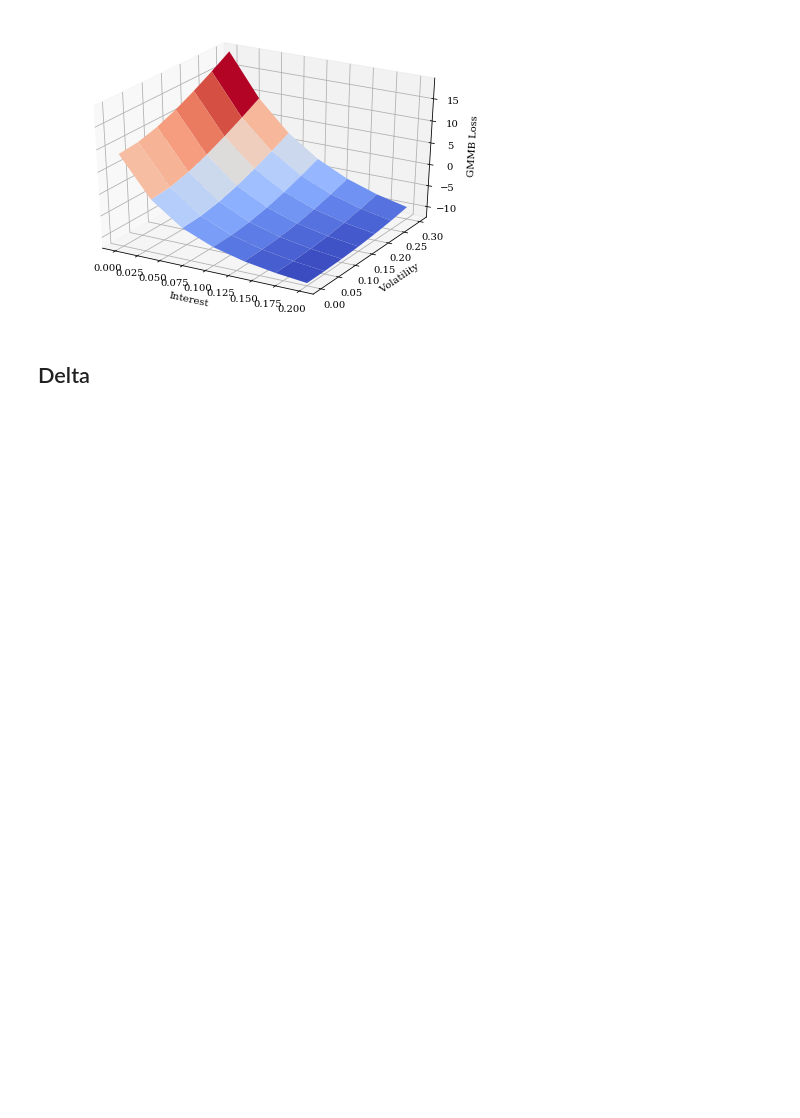
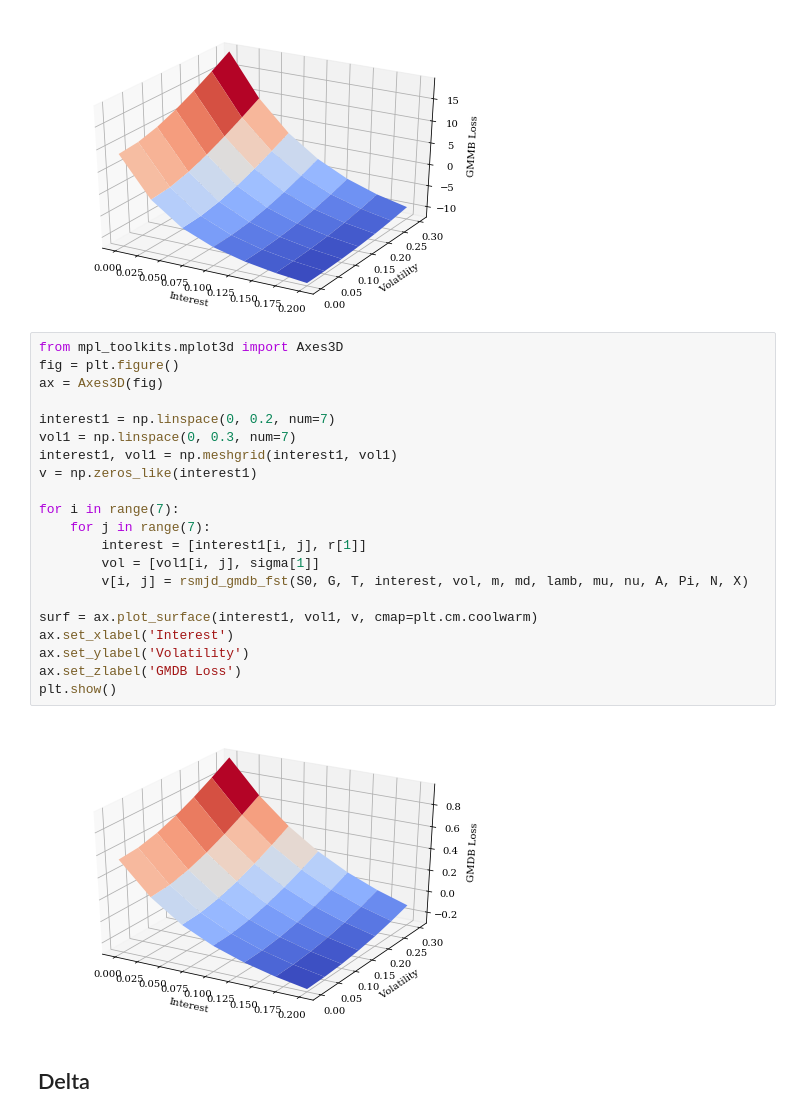
Before and after one commit to hwlcry/European-Option, a Jupyter notebook: GMMBRSMJD.ipynb, the cells around one changed output. Cells and saved outputs as stored; diff of their text form; blank space fills up the shorter version.

```diff
--- a/GMMBRSMJD.ipynb
+++ b/GMMBRSMJD.ipynb
@@ -506,6 +680,29 @@ GMDB_FST = 2.6751484372756389
 # plt.show()
 # %% [output]
 [figure]
+# %%
+from mpl_toolkits.mplot3d import Axes3D
+fig = plt.figure()
+ax = Axes3D(fig)
+
+interest1 = np.linspace(0, 0.2, num=7)
+vol1 = np.linspace(0, 0.3, num=7)
+interest1, vol1 = np.meshgrid(interest1, vol1)
+v = np.zeros_like(interest1)
+
+for i in range(7):
+    for j in range(7):
+        interest = [interest1[i, j], r[1]]
+        vol = [vol1[i, j], sigma[1]]
+        v[i, j] = rsmjd_gmdb_fst(S0, G, T, interest, vol, m, md, lamb, mu, nu, A, Pi, N, X)
+
+surf = ax.plot_surface(interest1, vol1, v, cmap=plt.cm.coolwarm)
+ax.set_xlabel('Interest')
+ax.set_ylabel('Volatility')
+ax.set_zlabel('GMDB Loss')
+plt.show()
+# %% [output]
+[figure, added]
 # %% [markdown]
 ## Delta
 # %%
```
Also changed, not shown: parts of 27 cells of this notebook, 5 other files.
